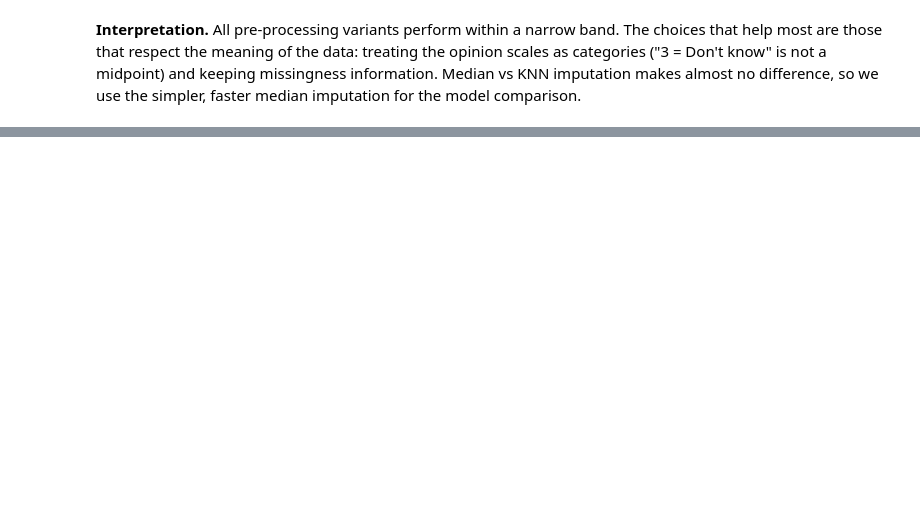
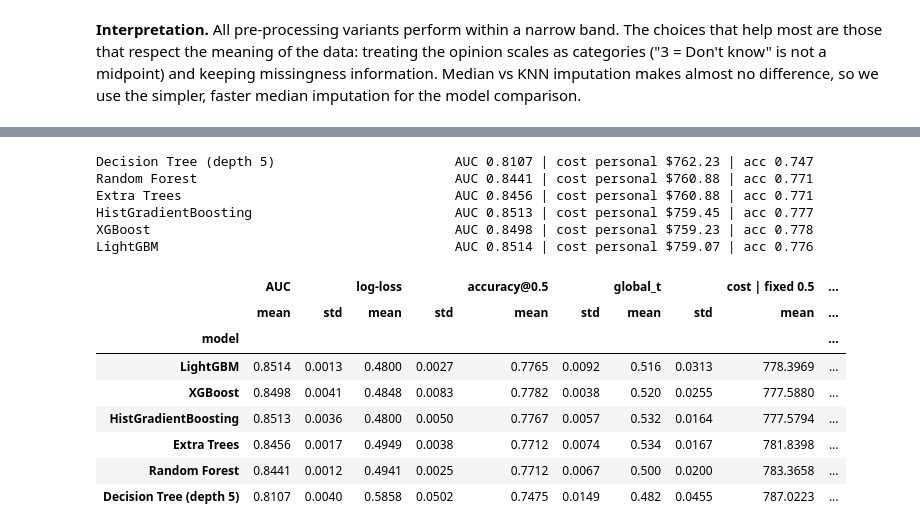
Before and after one commit to UH-RMDS-DataChallenge-2026/data-science-challenge, a Jupyter notebook: Data_Science_Challenge.ipynb, the cells around one changed output, grey strips where cells are left out. Cells and saved outputs as stored; diff of their text form; code cells hidden in the pictures; blank space fills up the shorter version.

Commit message:
# comparing models and hyper parameter training

```diff
--- a/Data_Science_Challenge.ipynb
+++ b/Data_Science_Challenge.ipynb
@@ -557,0 +561,41 @@ LogReg | engineered, opinions one-hot         AUC 0.8521 | cost personal $760.76
+# %%
+def tree_pipe(clf):
+    """Pipeline for tree models: median imputation + one-hot, no scaling."""
+    return Pipeline([("prep", make_preprocessor(X_eng, scale=False)), ("clf", clf)])
+
+models = {
+    "Decision Tree (depth 5)": tree_pipe(DecisionTreeClassifier(max_depth=5, min_samples_leaf=10,
+                                                                 criterion="entropy", random_state=RANDOM_STATE)),
+    "Random Forest": tree_pipe(RandomForestClassifier(n_estimators=400, min_samples_leaf=3,
+                                                      n_jobs=-1, random_state=RANDOM_STATE)),
+    "Extra Trees": tree_pipe(ExtraTreesClassifier(n_estimators=400, min_samples_leaf=3,
+                                                  n_jobs=-1, random_state=RANDOM_STATE)),
+    "HistGradientBoosting": tree_pipe(HistGradientBoostingClassifier(learning_rate=0.05, max_leaf_nodes=15,
+                                                                     min_samples_leaf=20, random_state=RANDOM_STATE)),
+    "XGBoost": tree_pipe(XGBClassifier(n_estimators=300, max_depth=4, learning_rate=0.05, subsample=0.8,
+                                       colsample_bytree=0.8, eval_metric="logloss", tree_method="hist",
+                                       random_state=RANDOM_STATE, n_jobs=-1)),
+    "LightGBM": tree_pipe(LGBMClassifier(n_estimators=300, learning_rate=0.03, num_leaves=15,
+                                         min_child_samples=30, subsample=0.8, subsample_freq=1,
+                                         colsample_bytree=0.8, random_state=RANDOM_STATE, verbose=-1)),
+}
+for name, model in models.items():
+    evaluate(name, model, X_eng)
+
+display(summary_table(list(models)))
+# %% [output]
+Decision Tree (depth 5)                       AUC 0.8107 | cost personal $762.23 | acc 0.747
+Random Forest                                 AUC 0.8441 | cost personal $760.88 | acc 0.771
+Extra Trees                                   AUC 0.8456 | cost personal $760.88 | acc 0.771
+HistGradientBoosting                          AUC 0.8513 | cost personal $759.45 | acc 0.777
+XGBoost                                       AUC 0.8498 | cost personal $759.23 | acc 0.778
+LightGBM                                      AUC 0.8514 | cost personal $759.07 | acc 0.776
+|  | AUC |  | log-loss |  | accuracy@0.5 |  | global_t |  | cost | fixed 0.5 | ... |
+|  | mean | std | mean | std | mean | std | mean | std | mean | ... |
+| model |  |  |  |  |  |  |  |  |  | ... |
+| LightGBM | 0.8514 | 0.0013 | 0.4800 | 0.0027 | 0.7765 | 0.0092 | 0.516 | 0.0313 | 778.3969 | ... |
+| XGBoost | 0.8498 | 0.0041 | 0.4848 | 0.0083 | 0.7782 | 0.0038 | 0.520 | 0.0255 | 777.5880 | ... |
+| HistGradientBoosting | 0.8513 | 0.0036 | 0.4800 | 0.0050 | 0.7767 | 0.0057 | 0.532 | 0.0164 | 777.5794 | ... |
+| Extra Trees | 0.8456 | 0.0017 | 0.4949 | 0.0038 | 0.7712 | 0.0074 | 0.534 | 0.0167 | 781.8398 | ... |
+| Random Forest | 0.8441 | 0.0012 | 0.4941 | 0.0025 | 0.7712 | 0.0067 | 0.500 | 0.0200 | 783.3658 | ... |
+| Decision Tree (depth 5) | 0.8107 | 0.0040 | 0.5858 | 0.0502 | 0.7475 | 0.0149 | 0.482 | 0.0455 | 787.0223 | ... |
```
Also changed, not shown: parts of 3 cells of this notebook.
